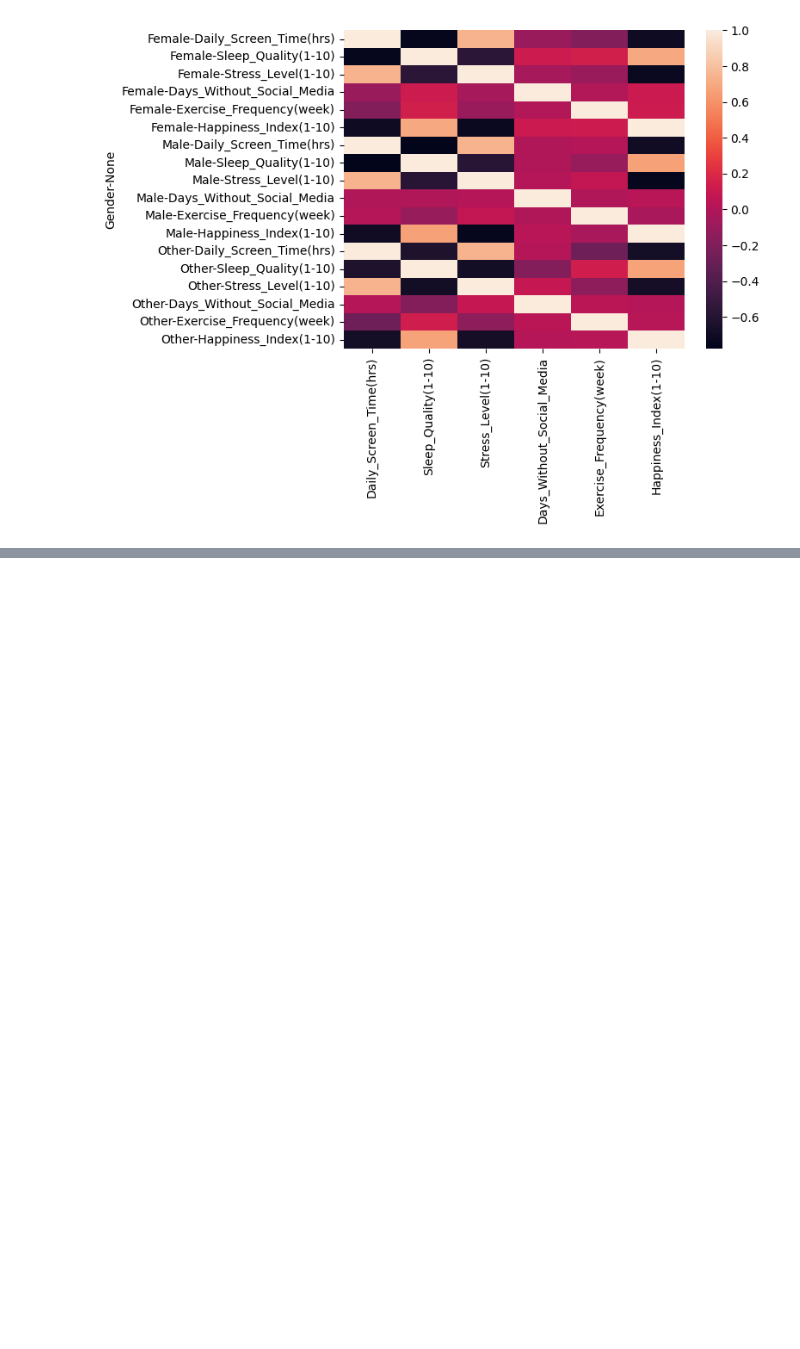
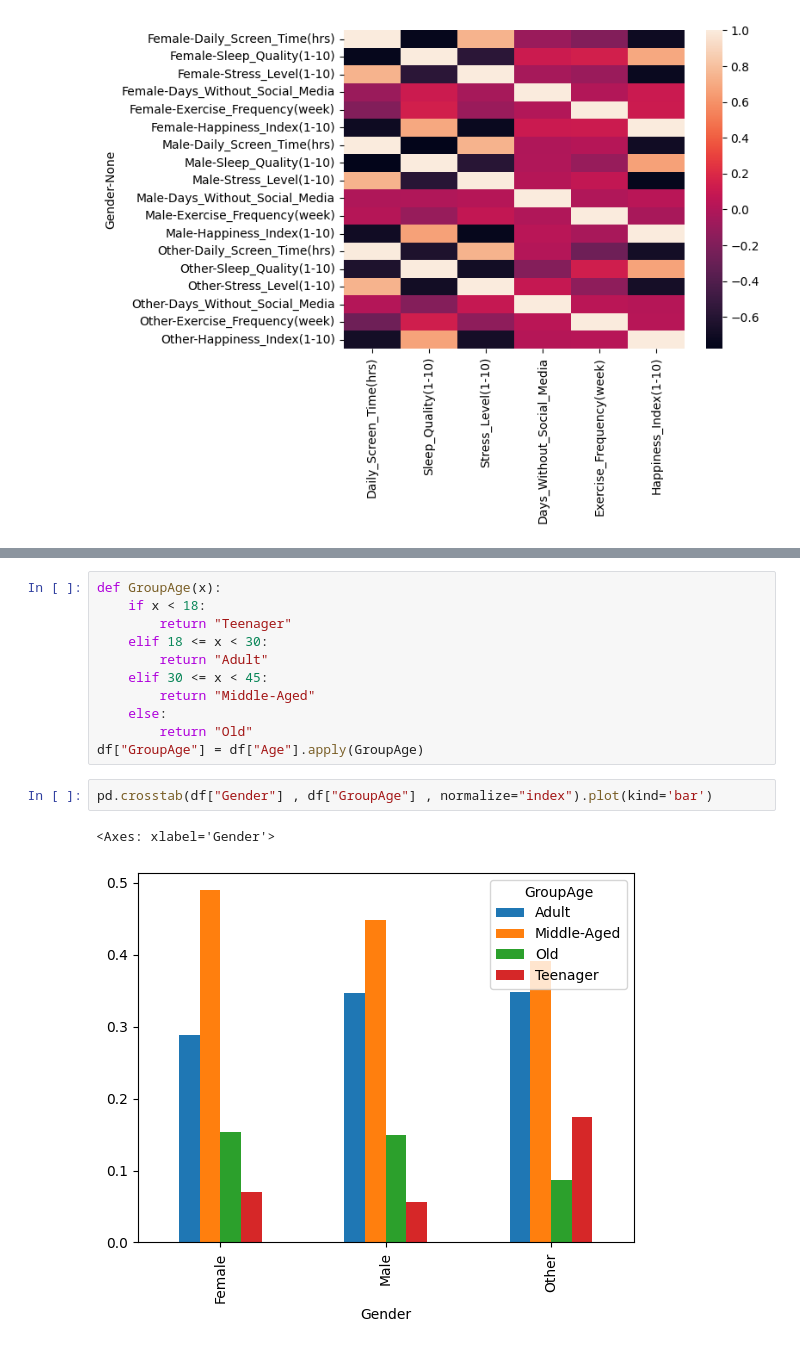
Before and after one commit to Ashmit-rai17/SocialMedia-Usage-Analysis, a Jupyter notebook: eda_gender.ipynb, the cells around one changed output, grey strips where cells are left out. Drawn from its saved outputs; the diff is of its cells as text; blank space fills up the shorter version.

```diff
--- a/eda_gender.ipynb
+++ b/eda_gender.ipynb
@@ -175,0 +201,16 @@ sns.heatmap(df.groupby("Gender")[num_cols].corr())
+# %%
+def GroupAge(x):
+    if x < 18:
+        return "Teenager"
+    elif 18 <= x < 30:
+        return "Adult"
+    elif 30 <= x < 45:
+        return "Middle-Aged"
+    else:
+        return "Old"
+df["GroupAge"] = df["Age"].apply(GroupAge)
+# %%
+pd.crosstab(df["Gender"] , df["GroupAge"] , normalize="index").plot(kind='bar')
+# %% [output]
+<Axes: xlabel='Gender'>
+[figure, added]
```
Also changed, not shown: parts of 5 cells of this notebook.
